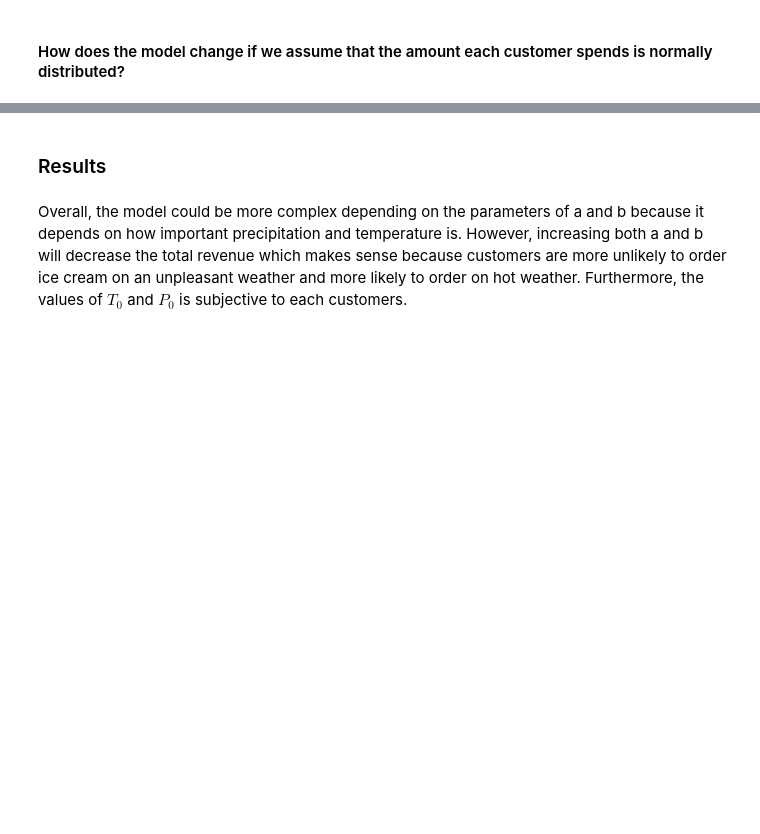
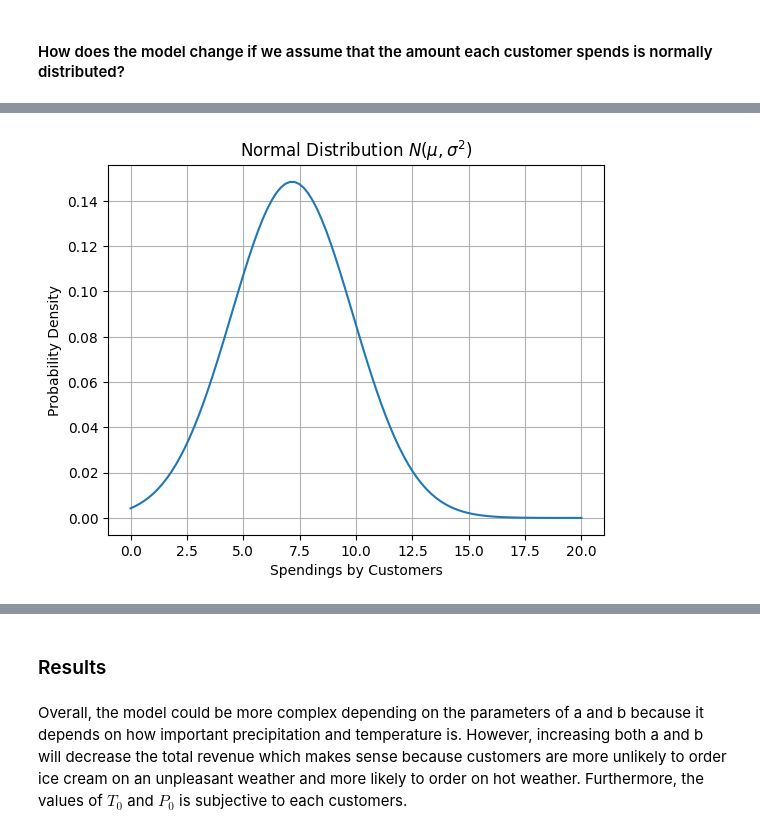
Before and after one commit to Michxz312/Weather-Impact-on-Annual-Revenue, a Jupyter notebook: Weather Impact on Annual Revenue.ipynb, the cells around one changed output, grey strips where cells are left out. Saved outputs shown, nothing was run; the diff lists cells and outputs as text; code cells hidden in the pictures; blank space fills up the shorter version.

```diff
--- a/Weather Impact on Annual Revenue.ipynb
+++ b/Weather Impact on Annual Revenue.ipynb
@@ -234,0 +292,11 @@ We would expect that increasing $C_0$ will increase revenue since more customers
+# %%
+x = np.linspace(0,20,100)
+y = stats.norm.pdf(x, loc = mu_s, scale = sigma_s)
+plt.plot(x, y)
+plt.title('Normal Distribution $N(\mu, \sigma^2)$')
+plt.xlabel('Spendings by Customers')
+plt.ylabel('Probability Density')
+plt.grid(True)
+plt.show()
+# %% [output]
+[figure, added]
```
Also changed, not shown: parts of 32 cells of this notebook.
